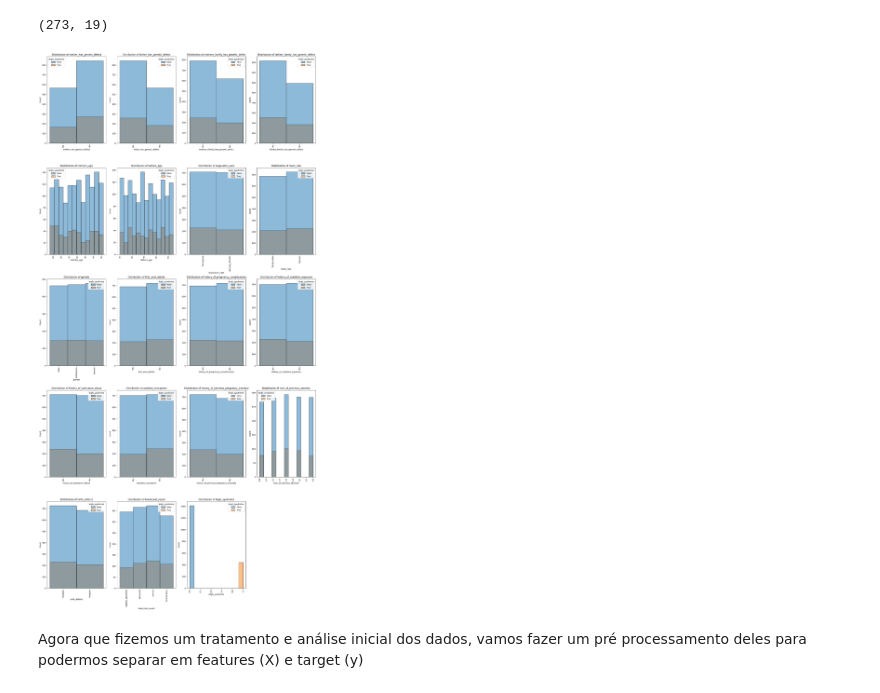
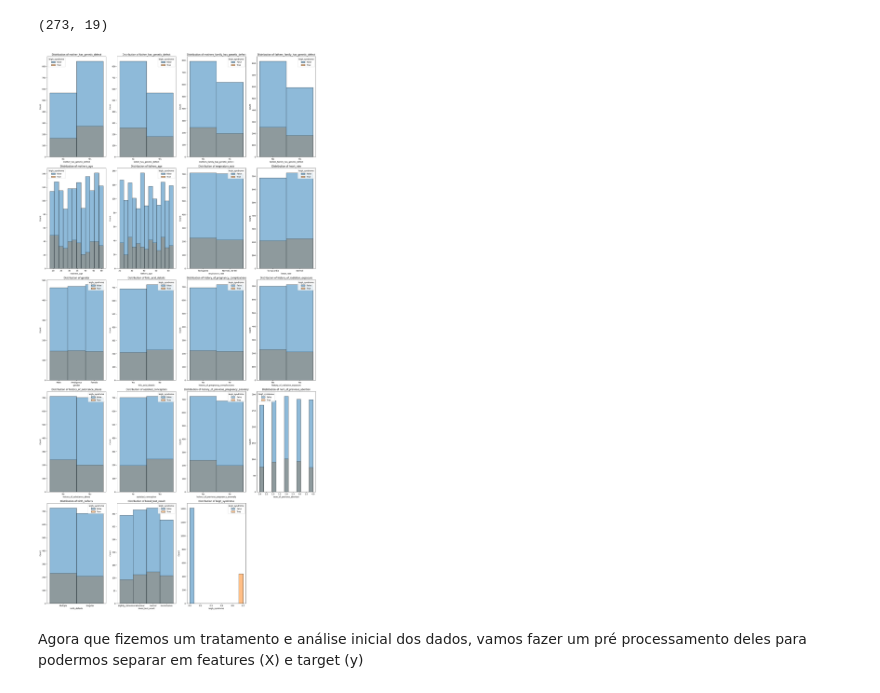
Before and after one commit to mfollypp/Machine-Learning-for-Healthcare, a Jupyter notebook: Projeto de Aplicação/leigh_syndrome.ipynb, the cells around one changed output. Drawn from its saved outputs; the diff is of its cells as text; code cells hidden in the pictures.

Commit message:
fixing graph x label rotation

```diff
--- a/Projeto de Aplicação/leigh_syndrome.ipynb
+++ b/Projeto de Aplicação/leigh_syndrome.ipynb
@@ -288,18 +288,18 @@ df[(df['mother_has_genetic_defect'] == 'Yes') & (df['leigh_syndrome'] == True)].
 # %%
 plt.figure(figsize = (20,40))
 plotnumber = 1
 
 for i in tqdm(range(19), desc="Loading..."):
     ax = plt.subplot(5, 4, plotnumber)
     sns.histplot(x = df.columns[i], hue='leigh_syndrome', data = df, ax = ax, legend=True, stat='count')
     plt.title(f'Distribution of {df.columns[i]}')
-    plt.xticks(rotation=90)
+    plt.xticks()
     plotnumber += 1
 
 plt.tight_layout()
 plt.show()
 # %% [output]
-[figure, old version]
+[figure, new version]
 # %% [markdown]
 Agora que fizemos um tratamento e análise inicial dos dados, vamos fazer um pré processamento deles para podermos separar em features (X) e target (y)
 # %%
```
